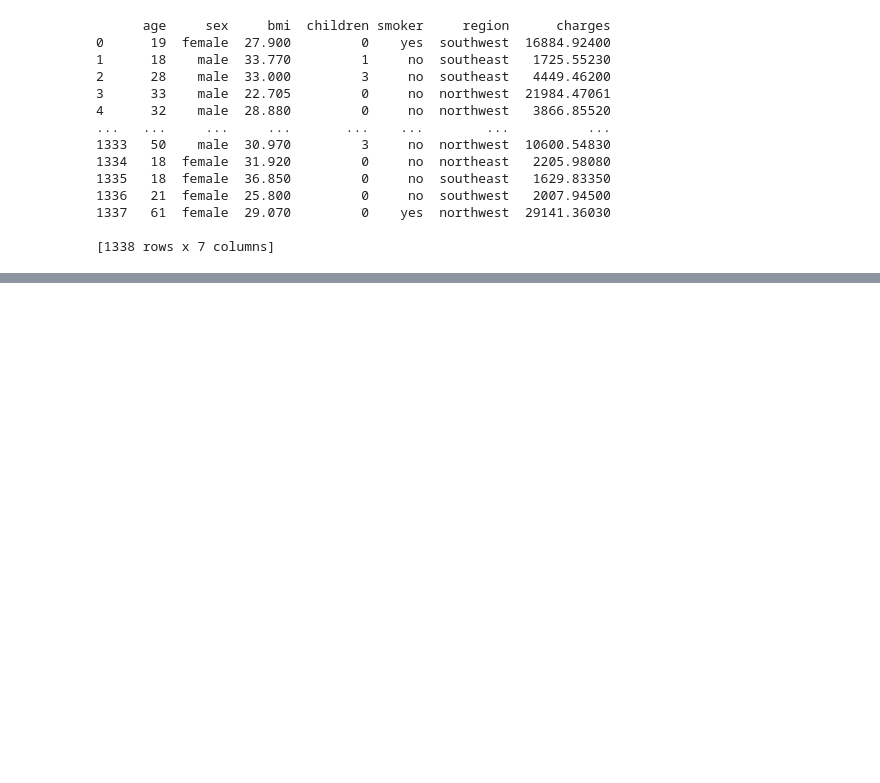
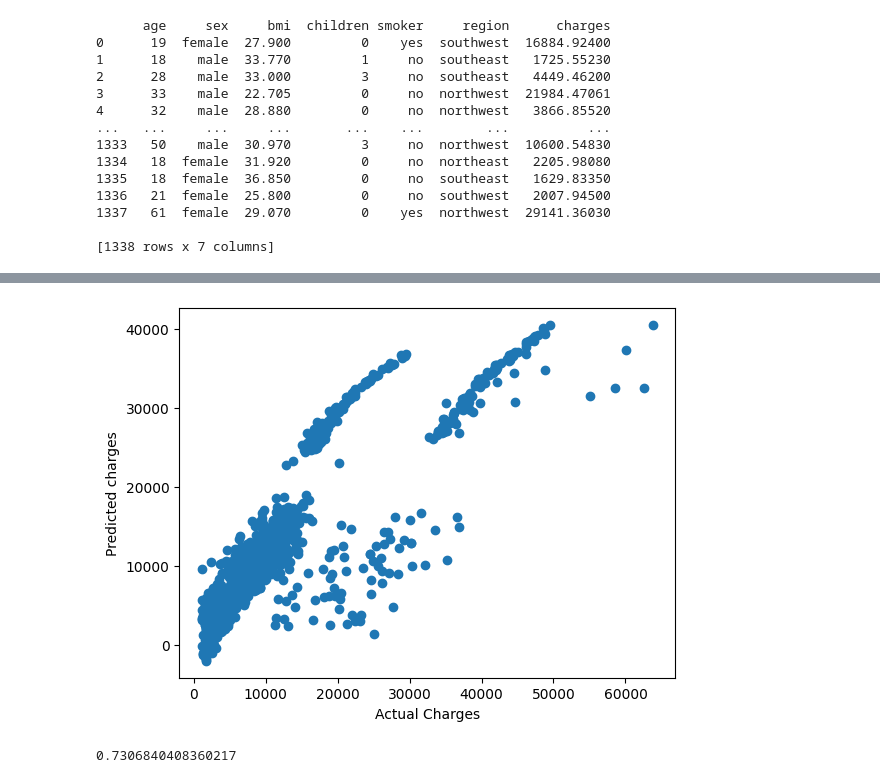
Before and after one commit to AK-26David/Machine-Learning, a Jupyter notebook: Week3_Supervised_ML/Linear Regression/multivariate.ipynb, the cells around one changed output, grey strips where cells are left out. Drawn from its saved outputs; the diff is of its cells as text; code cells hidden in the pictures; blank space fills up the shorter version.

Commit message:
LinearRegression

```diff
--- a/Week3_Supervised_ML/Linear Regression/multivariate.ipynb
+++ b/Week3_Supervised_ML/Linear Regression/multivariate.ipynb
@@ -26,0 +101,9 @@ print(df)
+# %%
+from sklearn.model_selection import train_test_split
+
+# Assuming X and y are already defined as your features and labels
+X_train, X_test, y_train, y_test = train_test_split(X, y, test_size=0.3, random_state=0)
+# %%
+lr=LinearRegression()
+# %%
+lr.fit(X_train,y_train)
@@ -26,0 +123,3 @@ print(df)
+# %%
+y_predict_train = lr.predict(X_train)
+y_predict_train
@@ -26,0 +144,11 @@ print(df)
+# %%
+plt.scatter(y_train, y_predict_train)
+plt.xlabel("Actual Charges")
+plt.ylabel("Predicted charges")
+plt.show()
+# %% [output]
+[figure, added]
+# %%
+r2_score(y_train,y_predict_train)
+# %% [output]
+0.7306840408360217
```
Also changed, not shown: parts of 14 cells of this notebook.
